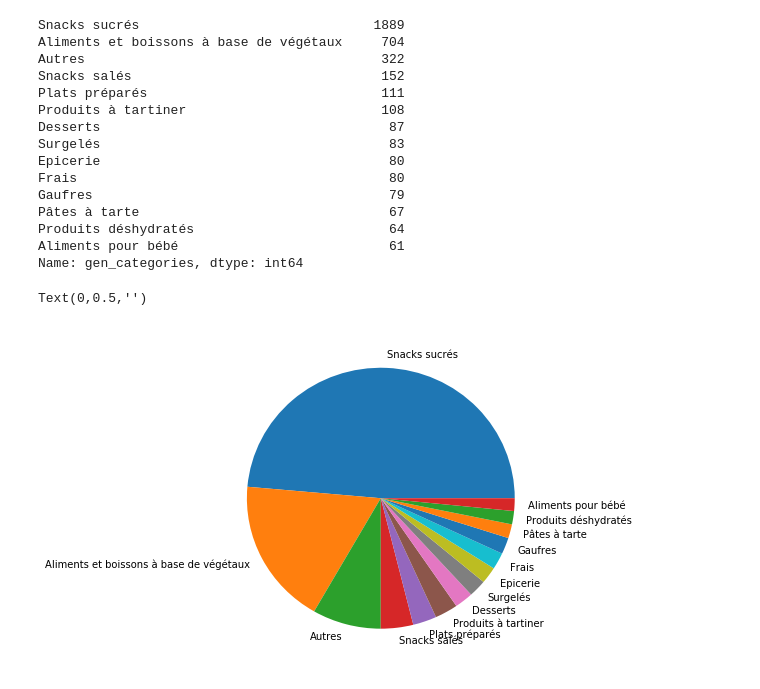
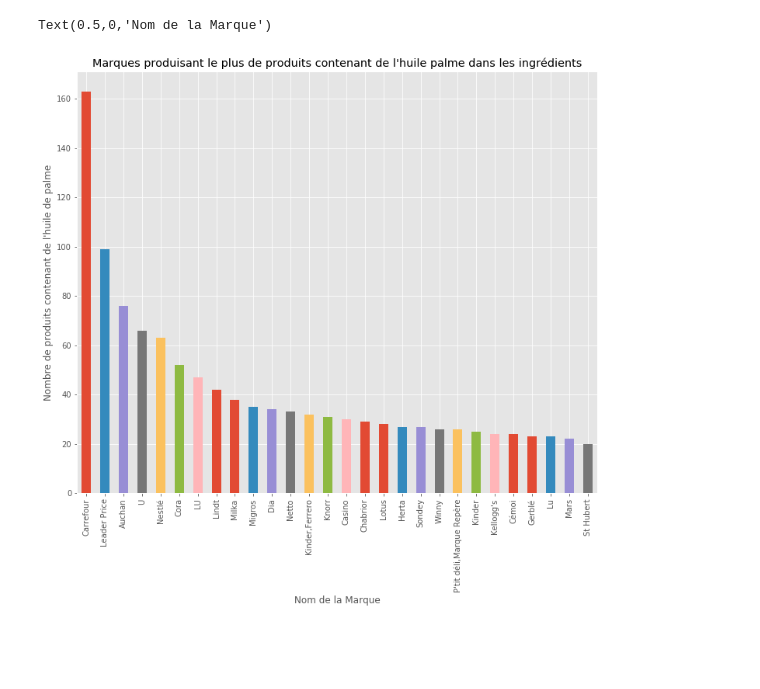
Before and after one commit to reda-bel/NutritionNotebook, a Jupyter notebook: Exploration_Foodfacts.ipynb, the cells around one changed output. Cells and saved outputs as stored; diff of their text form; code cells hidden in the pictures; blank space fills up the shorter version.

```diff
--- a/Exploration_Foodfacts.ipynb
+++ b/Exploration_Foodfacts.ipynb
@@ -51,30 +128,16 @@ print(df_palmoil.shape)
 # %%
-df_palmoil['gen_categories']=df_palmoil['categories_fr'].str.split(',').str[0]
-for x in df_palmoil['gen_categories'].unique():
-    if df_palmoil['gen_categories'].value_counts()[x]<60:
-        df_palmoil['gen_categories'].replace(to_replace=x,value='Autres',inplace=True)
+df_palmoil=df_palmoil[df_palmoil.brands.notna()]
+for x in df_palmoil['brands'].unique():
+    if df_palmoil['brands'].value_counts()[x]<20:
+        df_palmoil['brands'].replace(to_replace=x,value='Autres Marques',inplace=True)
-# %%
-print(df_palmoil['gen_categories'].value_counts())
-# %% [output]
-Snacks sucrés                              1889
-Aliments et boissons à base de végétaux     704
-Autres                                      322
-Snacks salés                                152
-Plats préparés                              111
-Produits à tartiner                         108
-Desserts                                     87
-Surgelés                                     83
-Epicerie                                     80
-Frais                                        80
-Gaufres                                      79
-Pâtes à tarte                                67
-Produits déshydratés                         64
-Aliments pour bébé                           61
-Name: gen_categories, dtype: int64
-# %%
-
-df_palmoil['gen_categories'].value_counts().plot.pie(figsize=(6,6))
-plt.ylabel('')
-# %% [output]
-Text(0,0.5,'')
-[figure, removed]
+# %%
+df_palmoil_topbrands=df_palmoil[df_palmoil['brands']!='Autres Marques']
+# %%
+
+df_palmoil_topbrands['brands'].value_counts().plot.bar(figsize=(12,10))
+plt.title("Marques produisant le plus de produits contenant de l'huile palme dans les ingrédients" )
+plt.ylabel("Nombre de produits contenant de l'huile de palme")
+plt.xlabel('Nom de la Marque')
+# %% [output]
+Text(0.5,0,'Nom de la Marque')
+[figure, added]
```
Also changed, not shown: parts of 11 cells of this notebook, 1 other file.
